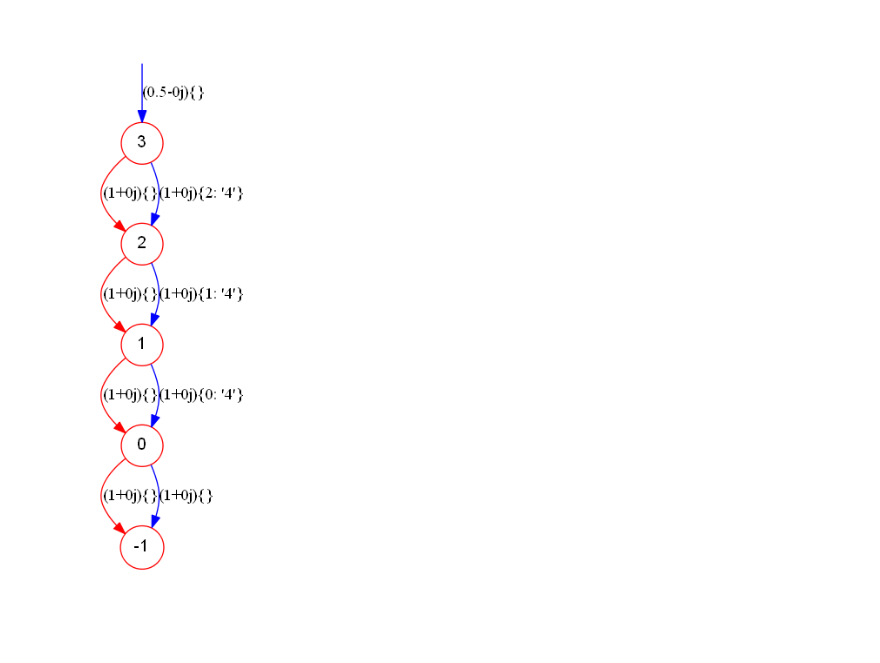
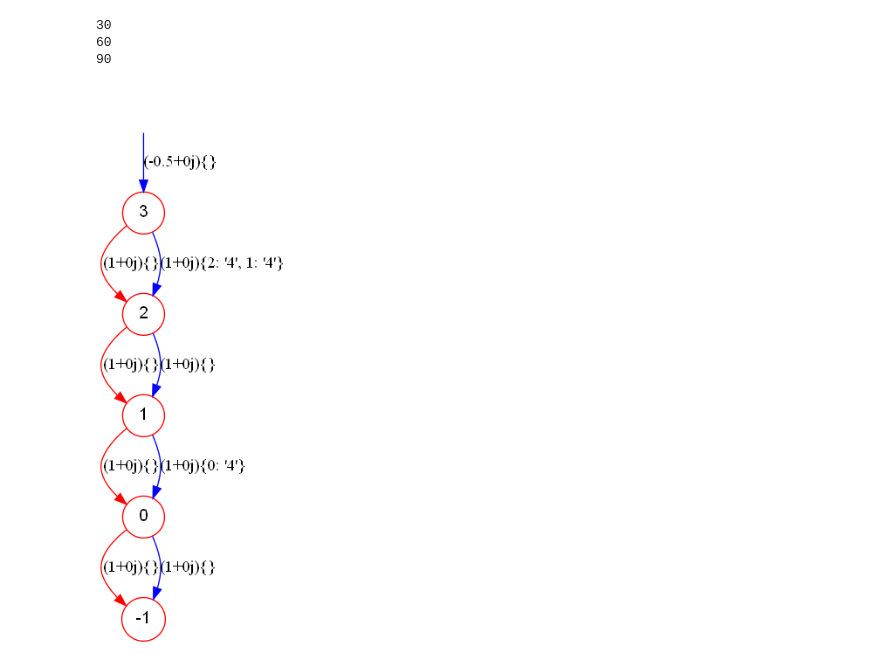
Before and after one commit to Veriqc/LimTDD, a Jupyter notebook: Test_Syn.ipynb, the cells around one changed output. Saved outputs shown, nothing was run; the diff lists cells and outputs as text; code cells hidden in the pictures; blank space fills up the shorter version.

```diff
--- a/Test_Syn.ipynb
+++ b/Test_Syn.ipynb
@@ -23,6 +23,20 @@ def simulate(cir,ini=False):
                 var.append('b'+idx[1:])
 #         print(var)
 
+        for k in range(50):
+            s ='x0_'+str(k)
+            if not s in var:
+                var.append(s)
+            s ='y0_'+str(k)
+            if not s in var:
+                var.append(s)
+            s ='x1_'+str(k)
+            if not s in var:
+                var.append(s)
+            s ='y1_'+str(k)
+            if not s in var:
+                var.append(s)
+
         Ini_TDD(index_order=var)
         set_root_of_unit(2**3)
 
@@ -173,11 +299,27 @@ def syn(tdd):
 # %%
 n=2
 m=10
-cir=gen_cir('Random_Clifford',n,m)
-tdd=simulate(cir,True)
-# tdd.show(False)
-tdd_new,cir_head,cir_end=syn(tdd)
-tdd_new.show(False)
+k=0
+while(k<100):
+
+    cir=gen_cir('Random_Clifford',n,m)
+    tdd=simulate(cir,True)
+    # tdd.show(False)
+    tdd_new,cir_head,cir_end=syn(tdd)
+    if reduced_two_qubit(tdd_new):
+        continue
+    else:
+        tdd_new2,cir_head,cir_end = reduce_hadamard(tdd_new)
+        if not tdd_new2:
+            print('Counter Example')
+            break
+    if k%30==0 and k>0:
+        print(k)
+    k+=1
+tdd_new2.show(False)
 # cir_end.draw()
 # %% [output]
+30
+60
+90
-[figure, old version]
+[figure, new version]
```
Also changed, not shown: parts of 11 cells of this notebook, 1 other file.
